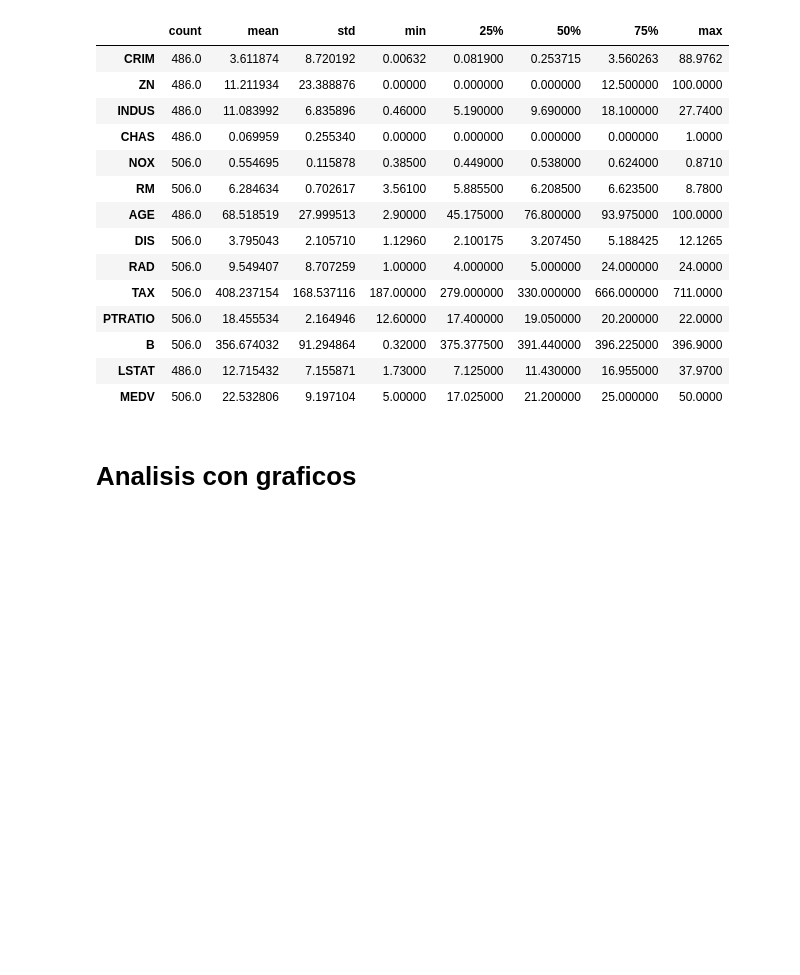
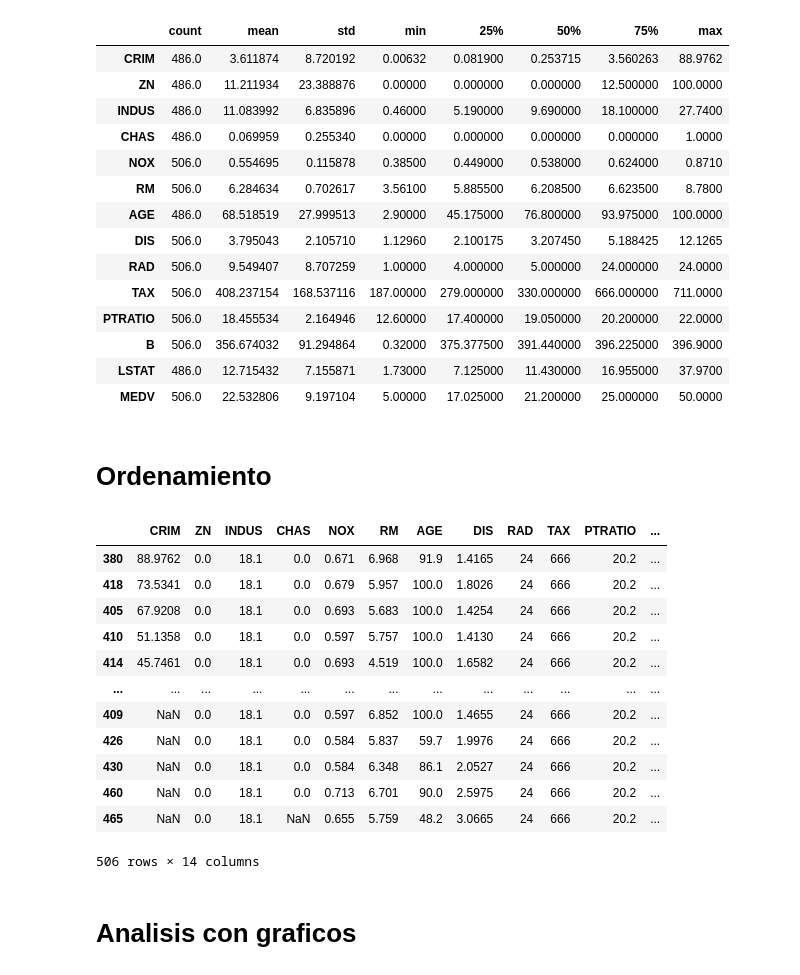
Before and after one commit to CristianVeloz0501/DMC, a Jupyter notebook: Housing_1.ipynb, the cells around one changed output. Saved outputs shown, nothing was run; the diff lists cells and outputs as text; code cells hidden in the pictures; blank space fills up the shorter version.

```diff
--- a/Housing_1.ipynb
+++ b/Housing_1.ipynb
@@ -127,6 +127,25 @@ Data.describe().transpose()
 | B | 506.0 | 356.674032 | 91.294864 | 0.32000 | 375.377500 | 391.440000 | 396.225000 | 396.9000 |
 | LSTAT | 486.0 | 12.715432 | 7.155871 | 1.73000 | 7.125000 | 11.430000 | 16.955000 | 37.9700 |
 | MEDV | 506.0 | 22.532806 | 9.197104 | 5.00000 | 17.025000 | 21.200000 | 25.000000 | 50.0000 |
+# %% [markdown]
+# Ordenamiento
+# %%
+Dataord=Data.sort_values(by=['CRIM'],ascending=False)
+Dataord
+# %% [output]
+|  | CRIM | ZN | INDUS | CHAS | NOX | RM | AGE | DIS | RAD | TAX | PTRATIO | ... |
+| 380 | 88.9762 | 0.0 | 18.1 | 0.0 | 0.671 | 6.968 | 91.9 | 1.4165 | 24 | 666 | 20.2 | ... |
+| 418 | 73.5341 | 0.0 | 18.1 | 0.0 | 0.679 | 5.957 | 100.0 | 1.8026 | 24 | 666 | 20.2 | ... |
+| 405 | 67.9208 | 0.0 | 18.1 | 0.0 | 0.693 | 5.683 | 100.0 | 1.4254 | 24 | 666 | 20.2 | ... |
+| 410 | 51.1358 | 0.0 | 18.1 | 0.0 | 0.597 | 5.757 | 100.0 | 1.4130 | 24 | 666 | 20.2 | ... |
+| 414 | 45.7461 | 0.0 | 18.1 | 0.0 | 0.693 | 4.519 | 100.0 | 1.6582 | 24 | 666 | 20.2 | ... |
+| ... | ... | ... | ... | ... | ... | ... | ... | ... | ... | ... | ... | ... |
+| 409 | NaN | 0.0 | 18.1 | 0.0 | 0.597 | 6.852 | 100.0 | 1.4655 | 24 | 666 | 20.2 | ... |
+| 426 | NaN | 0.0 | 18.1 | 0.0 | 0.584 | 5.837 | 59.7 | 1.9976 | 24 | 666 | 20.2 | ... |
+| 430 | NaN | 0.0 | 18.1 | 0.0 | 0.584 | 6.348 | 86.1 | 2.0527 | 24 | 666 | 20.2 | ... |
+| 460 | NaN | 0.0 | 18.1 | 0.0 | 0.713 | 6.701 | 90.0 | 2.5975 | 24 | 666 | 20.2 | ... |
+| 465 | NaN | 0.0 | 18.1 | NaN | 0.655 | 5.759 | 48.2 | 3.0665 | 24 | 666 | 20.2 | ... |
+506 rows × 14 columns
 # %% [markdown]
 # Analisis con graficos
 # %%
```
Also changed, not shown: parts of 3 cells of this notebook.
